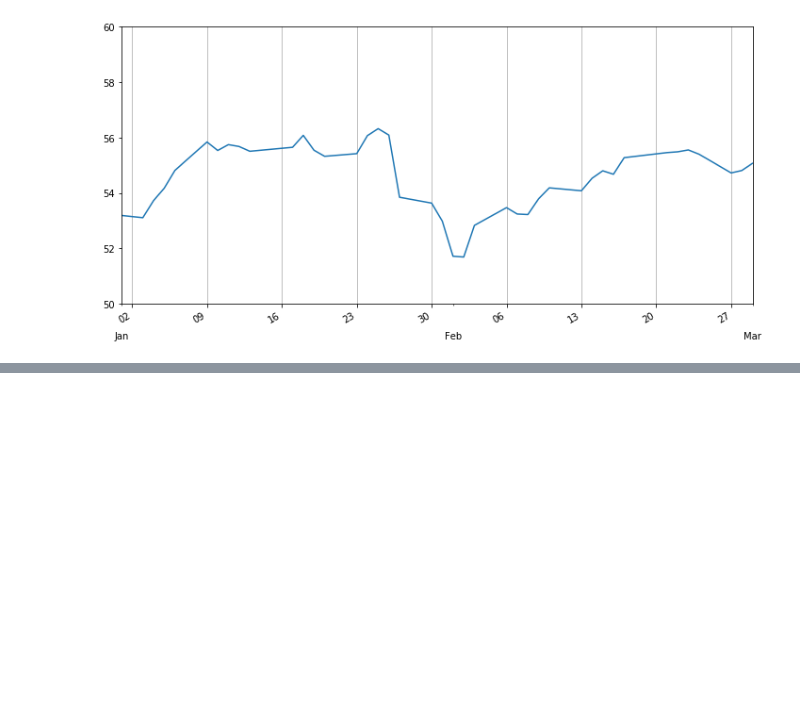
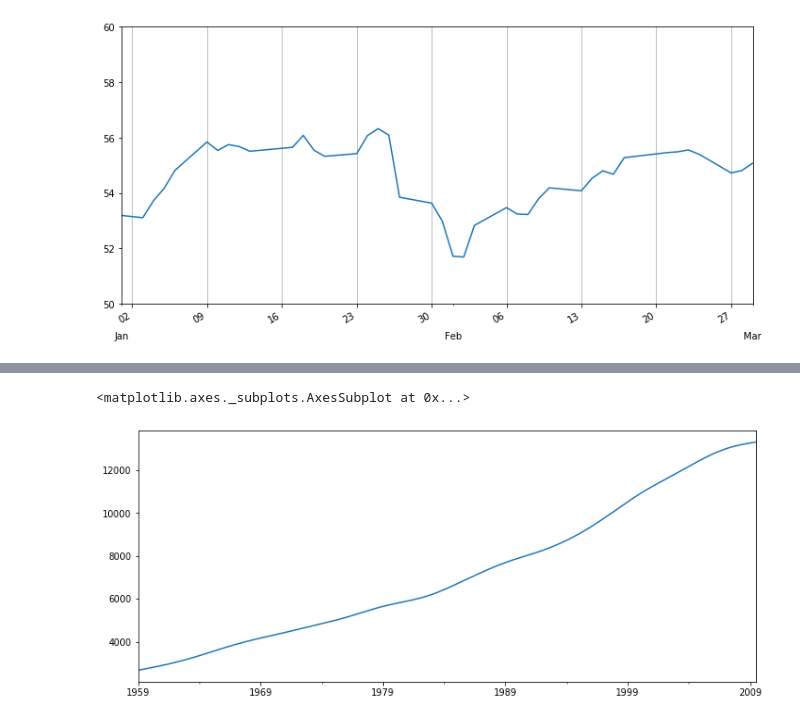
Before and after one commit to christianthieme/Python-for-Time-Series-Data-Analysis, a Jupyter notebook: Pandas for Time Series Analysis.ipynb, the cells around one changed output, grey strips where cells are left out. Saved outputs shown, nothing was run; the diff lists cells and outputs as text; code cells hidden in the pictures; blank space fills up the shorter version.

```diff
--- a/Pandas for Time Series Analysis.ipynb
+++ b/Pandas for Time Series Analysis.ipynb
@@ -318,0 +353,2 @@ ax.xaxis.grid(True)
+# %%
+gdp_cycle, gdp_trend = hpfilter(df['realgdp'], lamb = 1600)
@@ -318,0 +359,5 @@ ax.xaxis.grid(True)
+# %%
+gdp_trend.plot()
+# %% [output]
+<matplotlib.axes._subplots.AxesSubplot at 0x...>
+[figure, added]
```
Also changed, not shown: parts of 56 cells of this notebook.
